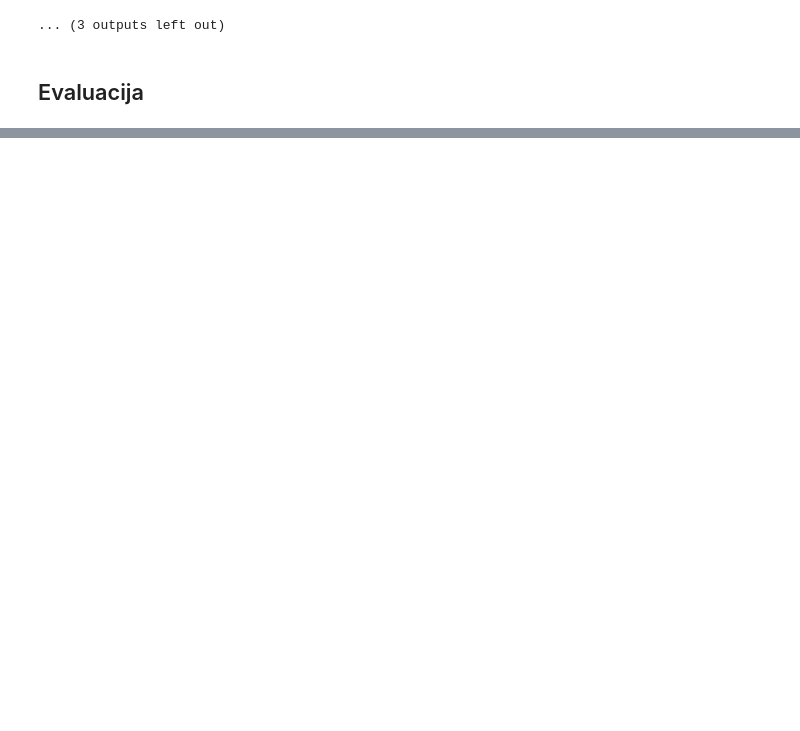
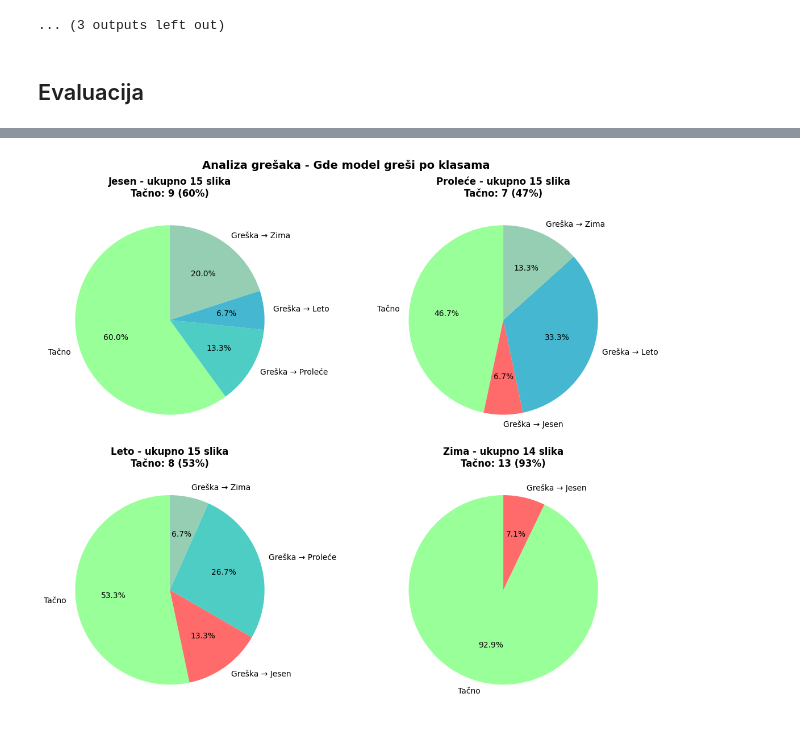
Before and after one commit to katarinap02/color-analysis-project, a Jupyter notebook: prva_kontrolna_tacka.ipynb, the cells around one changed output, grey strips where cells are left out. Cells and saved outputs as stored; diff of their text form; code cells hidden in the pictures; blank space fills up the shorter version.

```diff
--- a/prva_kontrolna_tacka.ipynb
+++ b/prva_kontrolna_tacka.ipynb
@@ -573,0 +621,33 @@ weighted avg       0.59      0.58      0.56        59
+# %%
+# ====================================================
+# ANALIZA GREŠAKA - Gde model greši
+# ====================================================
+cm = confusion_matrix(y_true, y_pred)
+klase_lepse = ['Jesen', 'Proleće', 'Leto', 'Zima']
+boje_greske = ['#FF6B6B', '#4ECDC4', '#45B7D1', '#96CEB4']
+
+fig, axes = plt.subplots(2, 2, figsize=(12, 10))
+
+for i, (ax, klasa) in enumerate(zip(axes.flatten(), klase_lepse)):
+    ukupno = cm[i, :].sum()
+    tacni = cm[i, i]
+
+    # Pronađi gde greši
+    labels = ['Tačno']
+    sizes = [tacni]
+    colors = ['#99FF99']
+
+    for j in range(4):
+        if j != i and cm[i, j] > 0:
+            labels.append(f'Greška → {klase_lepse[j]}')
+            sizes.append(cm[i, j])
+            colors.append(boje_greske[j])
+
+    ax.pie(sizes, labels=labels, colors=colors, autopct='%1.1f%%', startangle=90)
+    ax.set_title(f'{klasa} - ukupno {ukupno} slika\nTačno: {tacni} ({tacni/ukupno:.0%})', fontweight='bold')
+
+plt.suptitle('Analiza grešaka - Gde model greši po klasama', fontsize=14, fontweight='bold')
+plt.tight_layout()
+plt.show()
+# %% [output]
+[figure, added]
```
Also changed, not shown: parts of 8 cells of this notebook, 2 other files.
